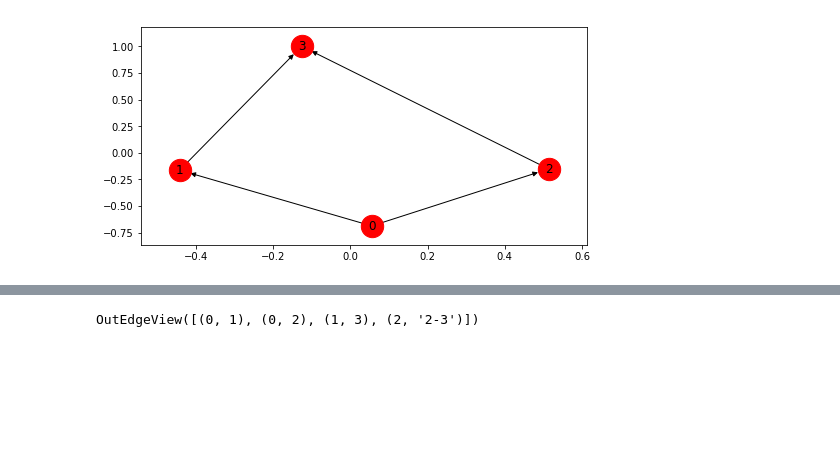
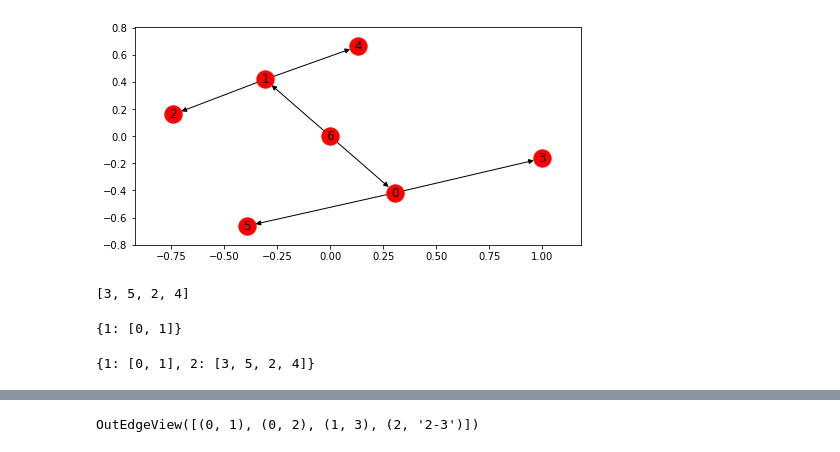
Before and after one commit to tharangni/LSHTC-2019, a Jupyter notebook: starspace/exps.ipynb, the cells around one changed output, grey strips where cells are left out. Saved outputs shown, nothing was run; the diff lists cells and outputs as text; code cells hidden in the pictures; blank space fills up the shorter version.

```diff
--- a/starspace/exps.ipynb
+++ b/starspace/exps.ipynb
@@ -219 +17,3 @@ import networkx as nx
+# %%
+a = [(6, 0), (6, 1), (1, 2), (0, 3), (1, 4), (0, 5)]
 # %%
@@ -221,9 +21,9 @@ b = [(0, 1), (0, 2), (1, 3), (2, 3)]
 # %%
 G = nx.DiGraph()
 # %%
-G.add_edges_from(b)
+G.add_edges_from(a)
 # %%
 plt.figure(figsize=(8,4))
-nx.draw_networkx(G, with_labels=True, node_size=500)
+nx.draw_networkx(G, with_labels=True)
 # %% [output]
-[figure, old version]
+[figure, new version]
@@ -229,0 +32,19 @@ nx.draw_networkx(G, with_labels=True, node_size=500)
+# %%
+oe = {}
+for k, v in dist.items():
+    if v not in oe:
+        oe[v] = [k]
+    else:
+        oe[v].append(k)
+oe.pop(0)
+oe.pop(max(oe.keys()))
+# %% [output]
+[3, 5, 2, 4]
+# %%
+oe
+# %% [output]
+{1: [0, 1]}
+# %%
+oe
+# %% [output]
+{1: [0, 1], 2: [3, 5, 2, 4]}
```
Also changed, not shown: parts of 29 cells of this notebook, 3 other files.
